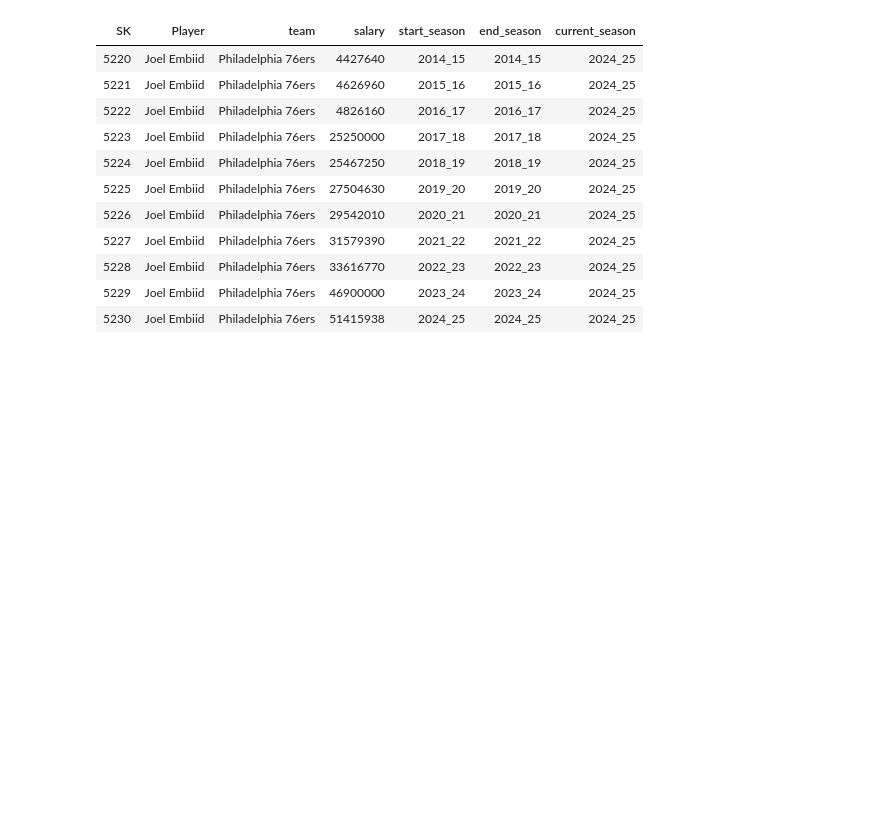
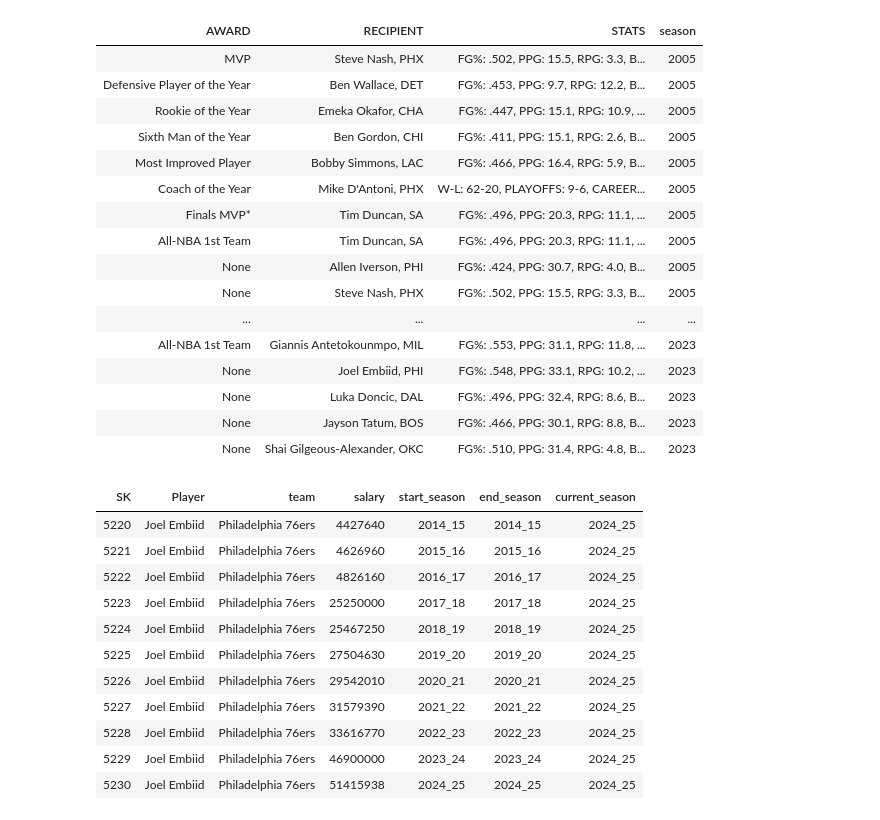
Before and after one commit to tomekmatuszewski/master_thesis, a Jupyter notebook: notebooks/Untitled.ipynb, the cells around one changed output. Cells and saved outputs as stored; diff of their text form; code cells hidden in the pictures; blank space fills up the shorter version.

```diff
--- a/notebooks/Untitled.ipynb
+++ b/notebooks/Untitled.ipynb
@@ -22,3 +23,24 @@ SELECT * FROM gold.salaries_runaway
+# %%
+%%sql
+SELECT * FROM bronze.awards
+# %% [output]
+| AWARD | RECIPIENT | STATS | season |
+| MVP | Steve Nash, PHX | FG%: .502, PPG: 15.5, RPG: 3.3, B... | 2005 |
+| Defensive Player of the Year | Ben Wallace, DET | FG%: .453, PPG: 9.7, RPG: 12.2, B... | 2005 |
+| Rookie of the Year | Emeka Okafor, CHA | FG%: .447, PPG: 15.1, RPG: 10.9, ... | 2005 |
+| Sixth Man of the Year | Ben Gordon, CHI | FG%: .411, PPG: 15.1, RPG: 2.6, B... | 2005 |
+| Most Improved Player | Bobby Simmons, LAC | FG%: .466, PPG: 16.4, RPG: 5.9, B... | 2005 |
+| Coach of the Year | Mike D'Antoni, PHX | W-L: 62-20, PLAYOFFS: 9-6, CAREER... | 2005 |
+| Finals MVP* | Tim Duncan, SA | FG%: .496, PPG: 20.3, RPG: 11.1, ... | 2005 |
+| All-NBA 1st Team | Tim Duncan, SA | FG%: .496, PPG: 20.3, RPG: 11.1, ... | 2005 |
+| None | Allen Iverson, PHI | FG%: .424, PPG: 30.7, RPG: 4.0, B... | 2005 |
+| None | Steve Nash, PHX | FG%: .502, PPG: 15.5, RPG: 3.3, B... | 2005 |
+| ... | ... | ... | ... |
+| All-NBA 1st Team | Giannis Antetokounmpo, MIL | FG%: .553, PPG: 31.1, RPG: 11.8, ... | 2023 |
+| None | Joel Embiid, PHI | FG%: .548, PPG: 33.1, RPG: 10.2, ... | 2023 |
+| None | Luka Doncic, DAL | FG%: .496, PPG: 32.4, RPG: 8.6, B... | 2023 |
+| None | Jayson Tatum, BOS | FG%: .466, PPG: 30.1, RPG: 8.8, B... | 2023 |
+| None | Shai Gilgeous-Alexander, OKC | FG%: .510, PPG: 31.4, RPG: 4.8, B... | 2023 |
 # %%
 %%sql
 SELECT * FROM silver.dim_salary where Player = 'Joel Embiid'
```
Also changed, not shown: parts of 1 cell of this notebook, 5 other files.
